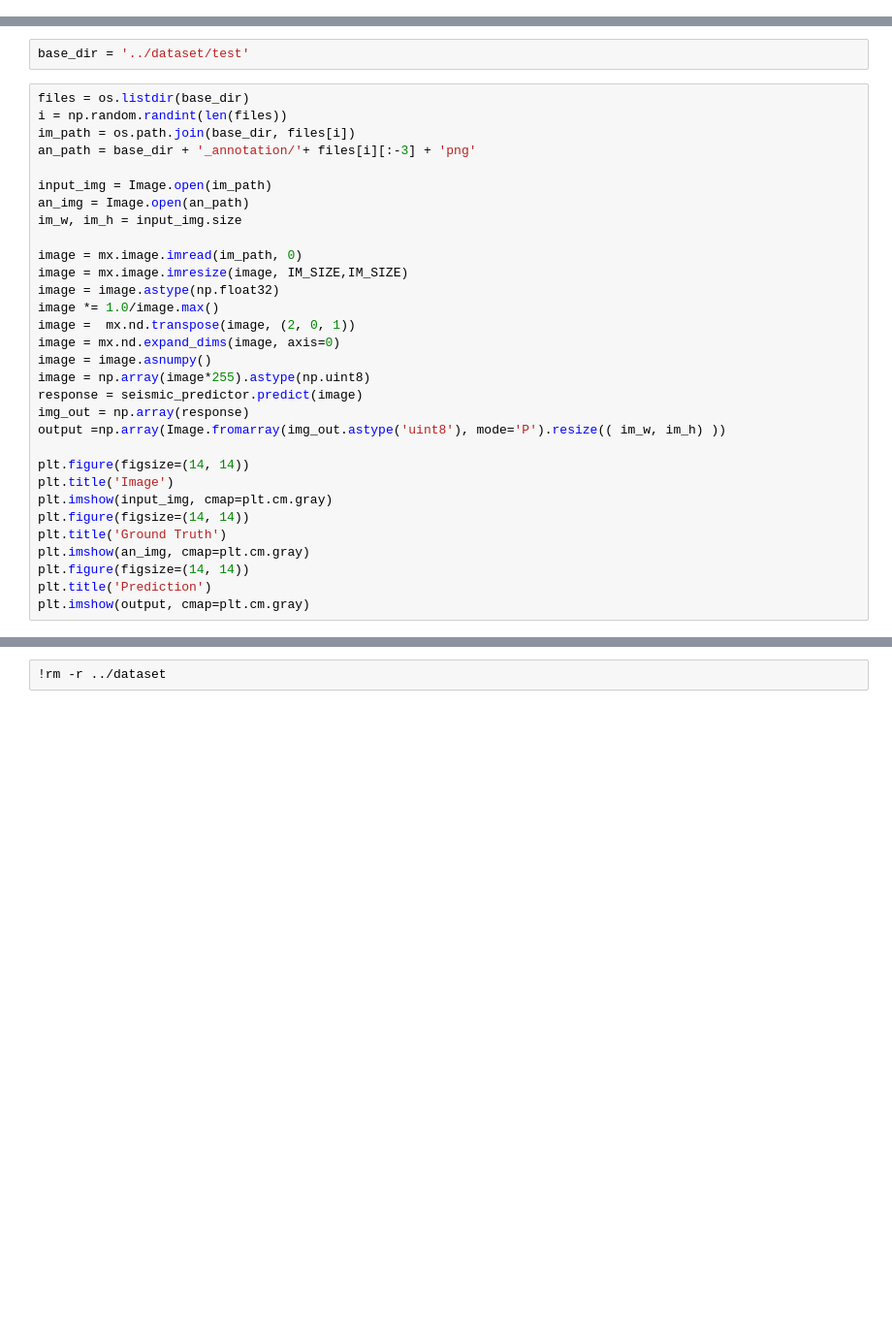
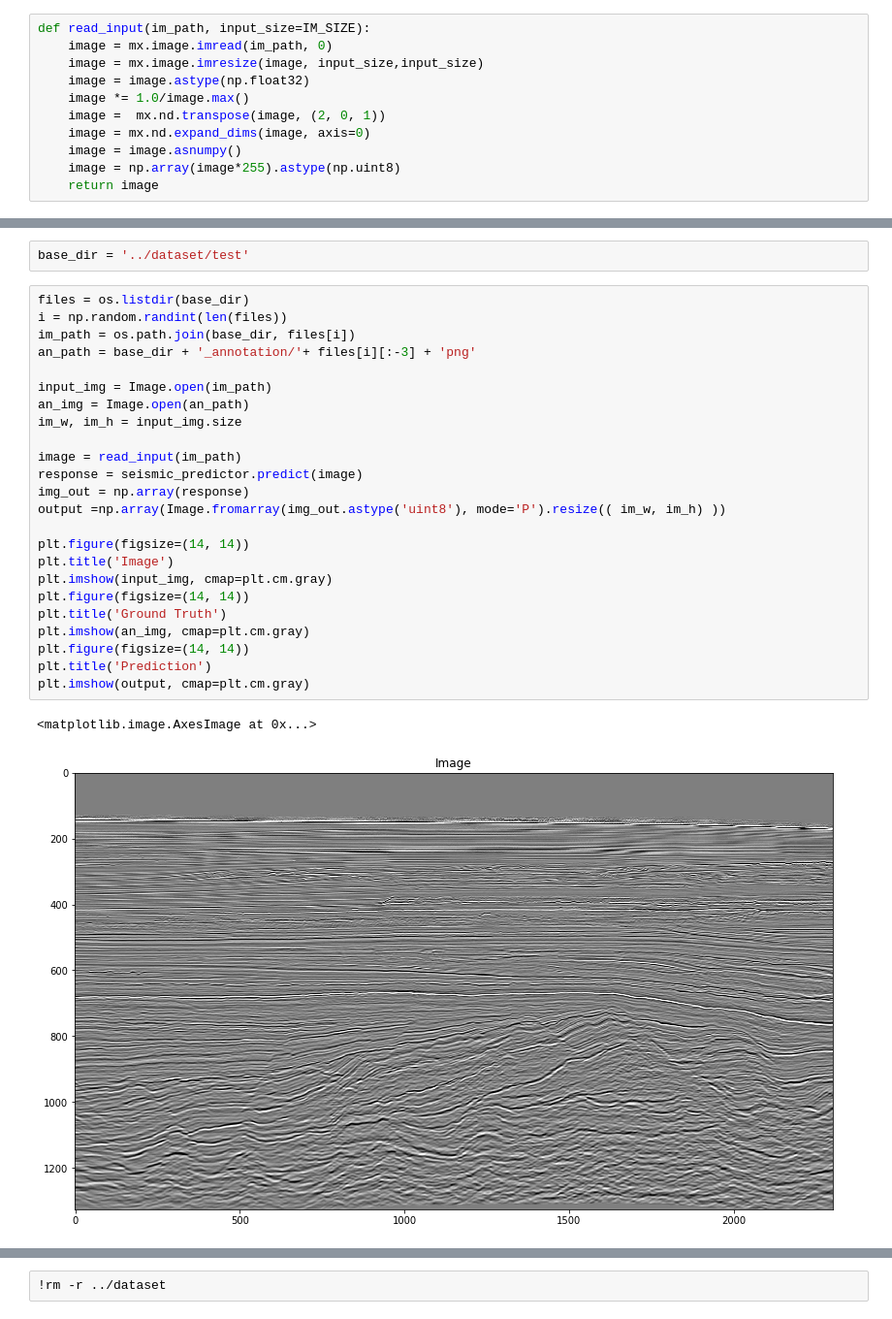
Before and after one commit to oilngas/ml-for-seismic-data-interpretation, a Jupyter notebook: Train-Deploy-Test.ipynb, the cells around one changed output, grey strips where cells are left out. Shown at 97% size. Saved outputs shown, nothing was run; the diff lists cells and outputs as text; blank space fills up the shorter version.

```diff
--- a/Train-Deploy-Test.ipynb
+++ b/Train-Deploy-Test.ipynb
@@ -113,6 +134,17 @@ seismic_predictor = seismic_estimator.deploy(instance_type='ml.c5.xlarge',
 # Visualize predictions
 # %%
 from seismic import IM_SIZE
+# %%
+def read_input(im_path, input_size=IM_SIZE):
+    image = mx.image.imread(im_path, 0)
+    image = mx.image.imresize(image, input_size,input_size)
+    image = image.astype(np.float32)
+    image *= 1.0/image.max()
+    image =  mx.nd.transpose(image, (2, 0, 1))
+    image = mx.nd.expand_dims(image, axis=0)
+    image = image.asnumpy()
+    image = np.array(image*255).astype(np.uint8)
+    return image
 # %%
 base_dir = '../dataset/validation'
 # %%
@@ -120,31 +152,27 @@ base_dir = '../dataset/test'
 # %%
 files = os.listdir(base_dir)
 i = np.random.randint(len(files))
 im_path = os.path.join(base_dir, files[i])
 an_path = base_dir + '_annotation/'+ files[i][:-3] + 'png'
 
 input_img = Image.open(im_path)
 an_img = Image.open(an_path)
 im_w, im_h = input_img.size
 
-image = mx.image.imread(im_path, 0)
-image = mx.image.imresize(image, IM_SIZE,IM_SIZE)
-image = image.astype(np.float32)
-image *= 1.0/image.max()
-image =  mx.nd.transpose(image, (2, 0, 1))
-image = mx.nd.expand_dims(image, axis=0)
-image = image.asnumpy()
-image = np.array(image*255).astype(np.uint8)
+image = read_input(im_path)
 response = seismic_predictor.predict(image)
 img_out = np.array(response)
 output =np.array(Image.fromarray(img_out.astype('uint8'), mode='P').resize(( im_w, im_h) ))
 
 plt.figure(figsize=(14, 14))
 plt.title('Image')
 plt.imshow(input_img, cmap=plt.cm.gray)
 plt.figure(figsize=(14, 14))
 plt.title('Ground Truth')
 plt.imshow(an_img, cmap=plt.cm.gray)
 plt.figure(figsize=(14, 14))
 plt.title('Prediction')
 plt.imshow(output, cmap=plt.cm.gray)
+# %% [output]
+<matplotlib.image.AxesImage at 0x...>
+[figure, added]
```
Also changed, not shown: parts of 10 cells of this notebook.
